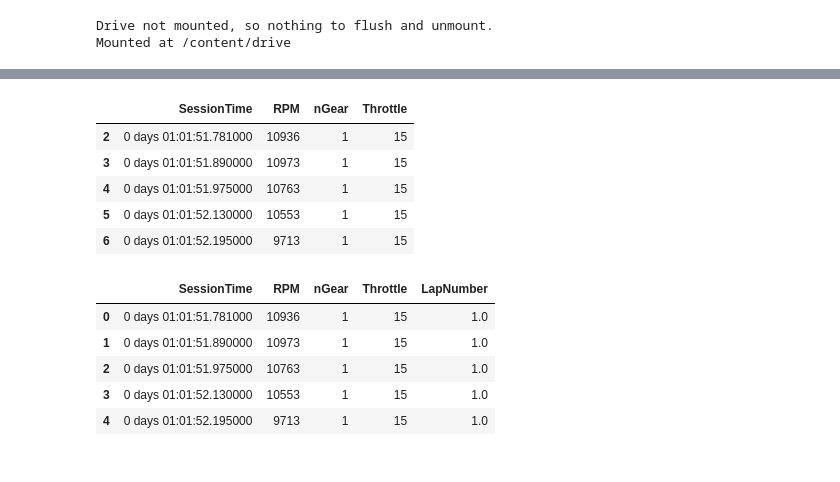
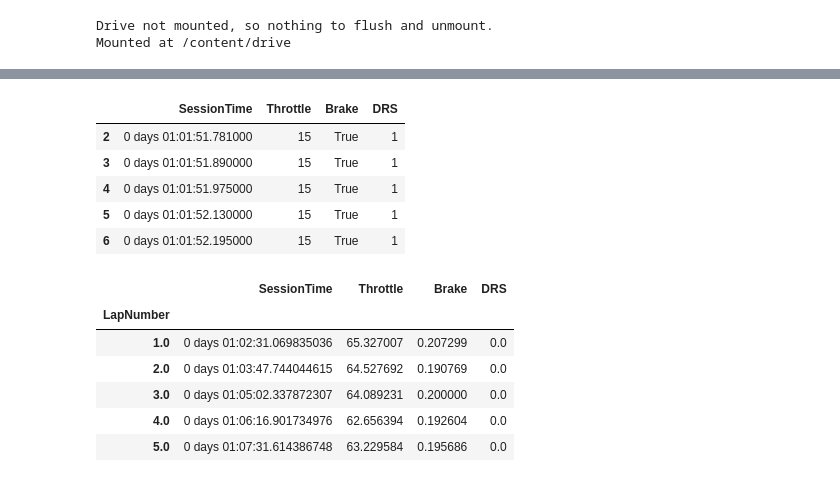
Before and after one commit to vicmcl/ml-laptime, a Jupyter notebook: ml_laptime/notebook/train.ipynb, the cells around one changed output, grey strips where cells are left out. Drawn from its saved outputs; the diff is of its cells as text; code cells hidden in the pictures.

```diff
--- a/ml_laptime/notebook/train.ipynb
+++ b/ml_laptime/notebook/train.ipynb
@@ -62,0 +69,8 @@ Index(['Date', 'SessionTime', 'DriverAhead', 'DistanceToDriverAhead', 'Time',
+# %%
+compound_map = {
+    'SOFT': 1.0,
+    'MEDIUM': 2.0,
+    'HARD': 3.0
+}
+
+laps_data['Compound'] = laps_data['Compound'].map(lambda x: compound_map.get(x, 0.0))
@@ -63,16 +86,16 @@ Index(['Date', 'SessionTime', 'DriverAhead', 'DistanceToDriverAhead', 'Time',
 # %%
-telemetry_columns = ['SessionTime', 'RPM', 'nGear', 'Throttle']
+telemetry_columns = ['SessionTime', 'Throttle', 'Brake', 'DRS']
 # %%
 telemetry_data = session['telemetry'][telemetry_columns]
 # %%
 telemetry_data.head()
 # %% [output]
-|  | SessionTime | RPM | nGear | Throttle |
-| 2 | 0 days 01:01:51.781000 | 10936 | 1 | 15 |
-| 3 | 0 days 01:01:51.890000 | 10973 | 1 | 15 |
-| 4 | 0 days 01:01:51.975000 | 10763 | 1 | 15 |
-| 5 | 0 days 01:01:52.130000 | 10553 | 1 | 15 |
-| 6 | 0 days 01:01:52.195000 | 9713 | 1 | 15 |
+|  | SessionTime | Throttle | Brake | DRS |
+| 2 | 0 days 01:01:51.781000 | 15 | True | 1 |
+| 3 | 0 days 01:01:51.890000 | 15 | True | 1 |
+| 4 | 0 days 01:01:51.975000 | 15 | True | 1 |
+| 5 | 0 days 01:01:52.130000 | 15 | True | 1 |
+| 6 | 0 days 01:01:52.195000 | 15 | True | 1 |
 # %%
 telemetry_with_laps = pd.merge_asof(
     telemetry_data,
@@ -81,12 +104,23 @@ telemetry_with_laps = pd.merge_asof(
     right_on='Time',
     direction='forward'
 ).drop('Time', axis=1)
+# %%
+def map_drs(drs):
+    if drs >= 10:
+        return True
+    else:
+        return False
+
+telemetry_with_laps.loc[:, 'DRS'] = telemetry_with_laps['DRS'].map(map_drs)
+# %%
+telemetry_avg = telemetry_with_laps.groupby('LapNumber').mean()
 # %%
-telemetry_with_laps.head()
+telemetry_avg.head()
 # %% [output]
-|  | SessionTime | RPM | nGear | Throttle | LapNumber |
-| 0 | 0 days 01:01:51.781000 | 10936 | 1 | 15 | 1.0 |
-| 1 | 0 days 01:01:51.890000 | 10973 | 1 | 15 | 1.0 |
-| 2 | 0 days 01:01:51.975000 | 10763 | 1 | 15 | 1.0 |
-| 3 | 0 days 01:01:52.130000 | 10553 | 1 | 15 | 1.0 |
-| 4 | 0 days 01:01:52.195000 | 9713 | 1 | 15 | 1.0 |
+|  | SessionTime | Throttle | Brake | DRS |
+| LapNumber |  |  |  |  |
+| 1.0 | 0 days 01:02:31.069835036 | 65.327007 | 0.207299 | 0.0 |
+| 2.0 | 0 days 01:03:47.744044615 | 64.527692 | 0.190769 | 0.0 |
+| 3.0 | 0 days 01:05:02.337872307 | 64.089231 | 0.200000 | 0.0 |
+| 4.0 | 0 days 01:06:16.901734976 | 62.656394 | 0.192604 | 0.0 |
+| 5.0 | 0 days 01:07:31.614386748 | 63.229584 | 0.195686 | 0.0 |
```
Also changed, not shown: parts of 23 cells of this notebook.
